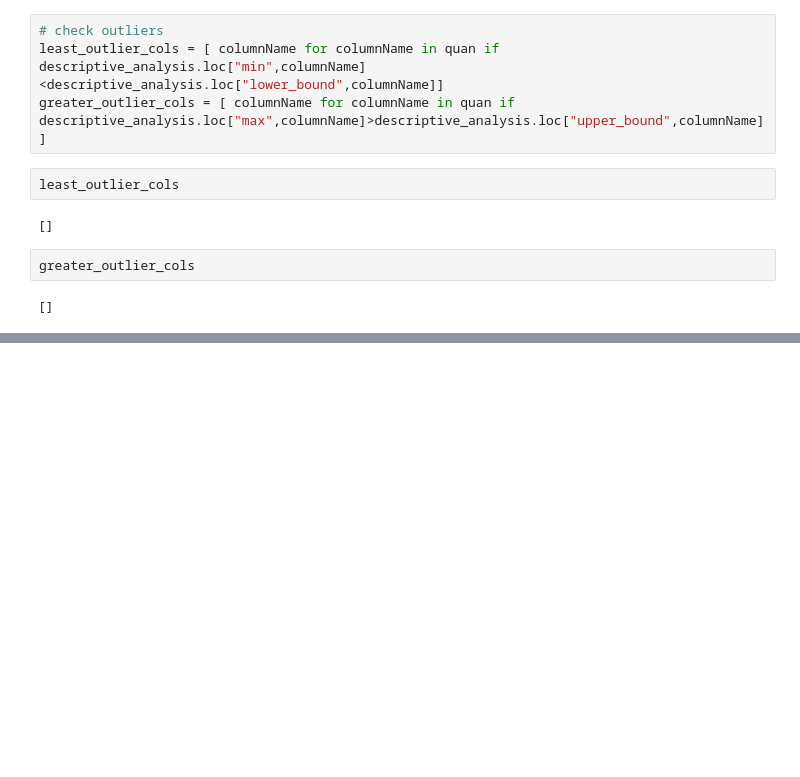
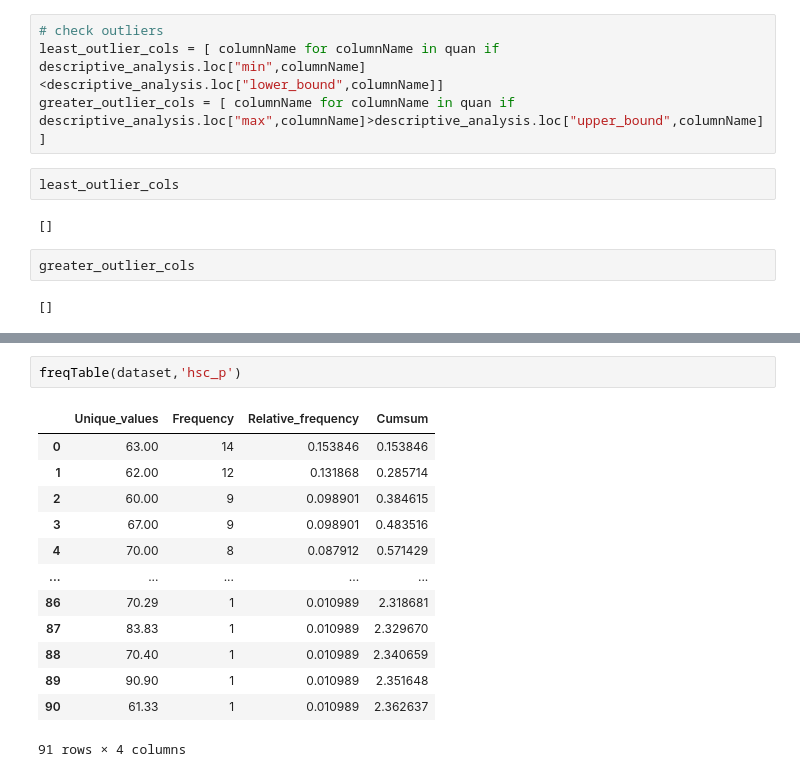
Before and after one commit to krthiksha/DataScience_UnivariateAnalysis, a Jupyter notebook: 2. Central_tendency.ipynb, the cells around one changed output, grey strips where cells are left out. Drawn from its saved outputs; the diff is of its cells as text; blank space fills up the shorter version.

```diff
--- a/2. Central_tendency.ipynb
+++ b/2. Central_tendency.ipynb
@@ -414,0 +471,16 @@ greater_outlier_cols
+# %%
+freqTable(dataset,'hsc_p')
+# %% [output]
+|  | Unique_values | Frequency | Relative_frequency | Cumsum |
+| 0 | 63.00 | 14 | 0.153846 | 0.153846 |
+| 1 | 62.00 | 12 | 0.131868 | 0.285714 |
+| 2 | 60.00 | 9 | 0.098901 | 0.384615 |
+| 3 | 67.00 | 9 | 0.098901 | 0.483516 |
+| 4 | 70.00 | 8 | 0.087912 | 0.571429 |
+| ... | ... | ... | ... | ... |
+| 86 | 70.29 | 1 | 0.010989 | 2.318681 |
+| 87 | 83.83 | 1 | 0.010989 | 2.329670 |
+| 88 | 70.40 | 1 | 0.010989 | 2.340659 |
+| 89 | 90.90 | 1 | 0.010989 | 2.351648 |
+| 90 | 61.33 | 1 | 0.010989 | 2.362637 |
+91 rows × 4 columns
```
Also changed, not shown: parts of 15 cells of this notebook, 3 other files.
